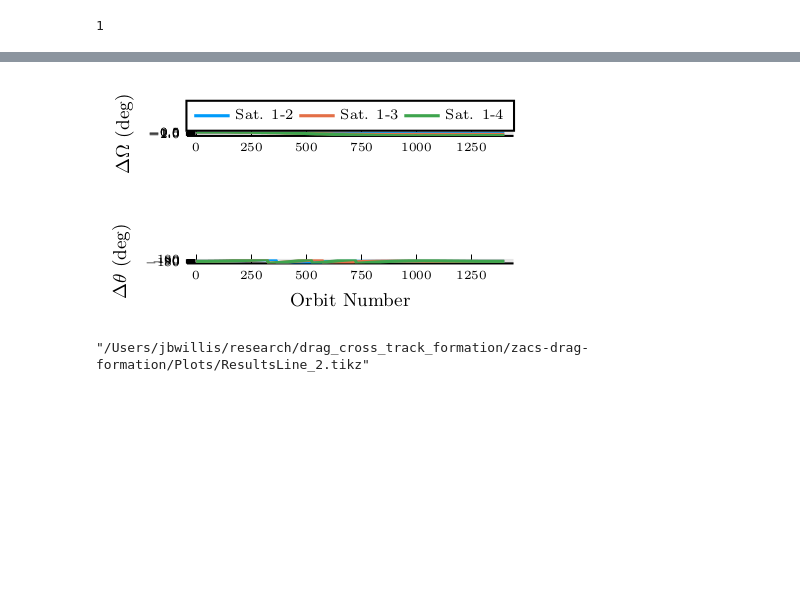
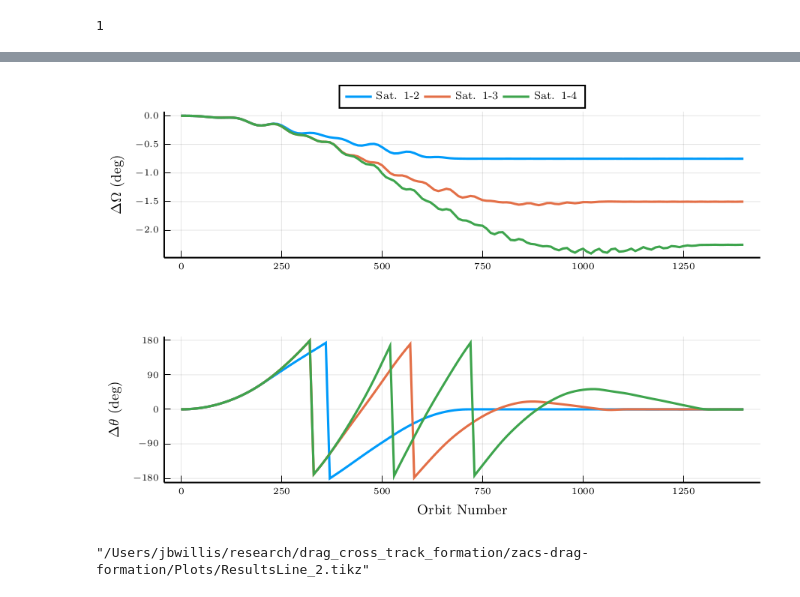
Before and after one commit to RoboticExplorationLab/drag-formation, a Jupyter notebook: closedloop_plotting.ipynb, the cells around one changed output, grey strips where cells are left out. Drawn from its saved outputs; the diff is of its cells as text; code cells hidden in the pictures; blank space fills up the shorter version.

```diff
--- a/closedloop_plotting.ipynb
+++ b/closedloop_plotting.ipynb
@@ -94,6 +95,7 @@ pl_line1 = plot(pl1_line,pl2_line, layout = (2,1), margins=(10,:px), size=(300,1
 # %%
 pl_line2 = plot(pl3_line,pl4_line, layout = (2,1), margins=(10,:px), size=(300,170), tex_output_standalone = false)
+pl_line2_pres = plot(pl3_line,pl4_line, layout = (2,1), tex_output_standalone = false)
 # %% [output]
-[figure, old version]
+[figure, new version]
 # %%
 savefig(pl_line1, "Plots/ResultsLine_1.tex")
```
Also changed, not shown: parts of 7 cells of this notebook.
